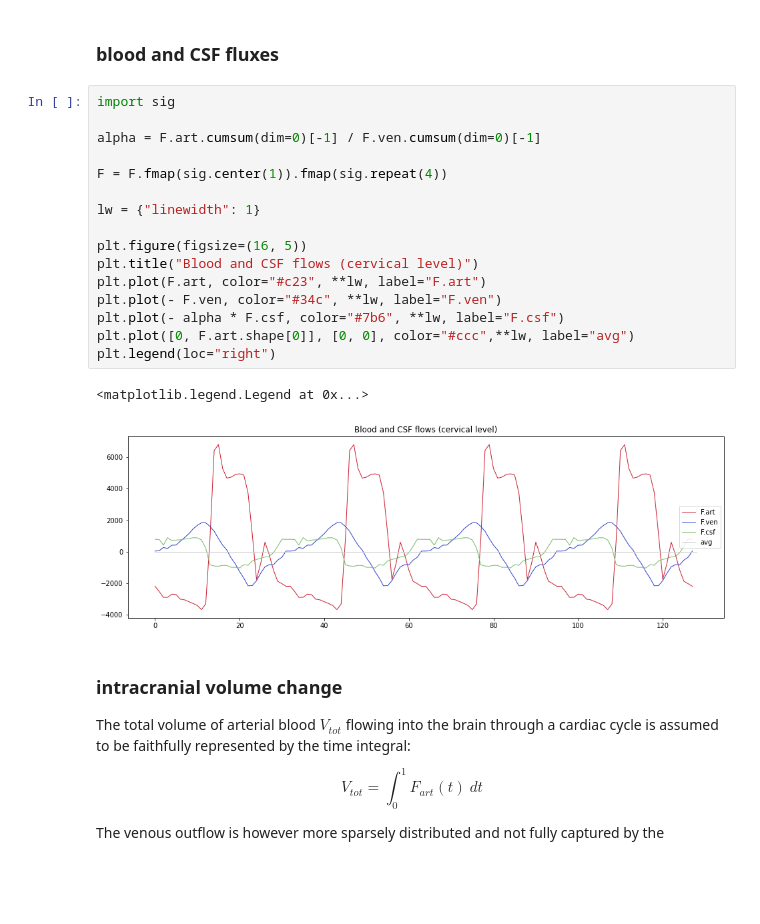
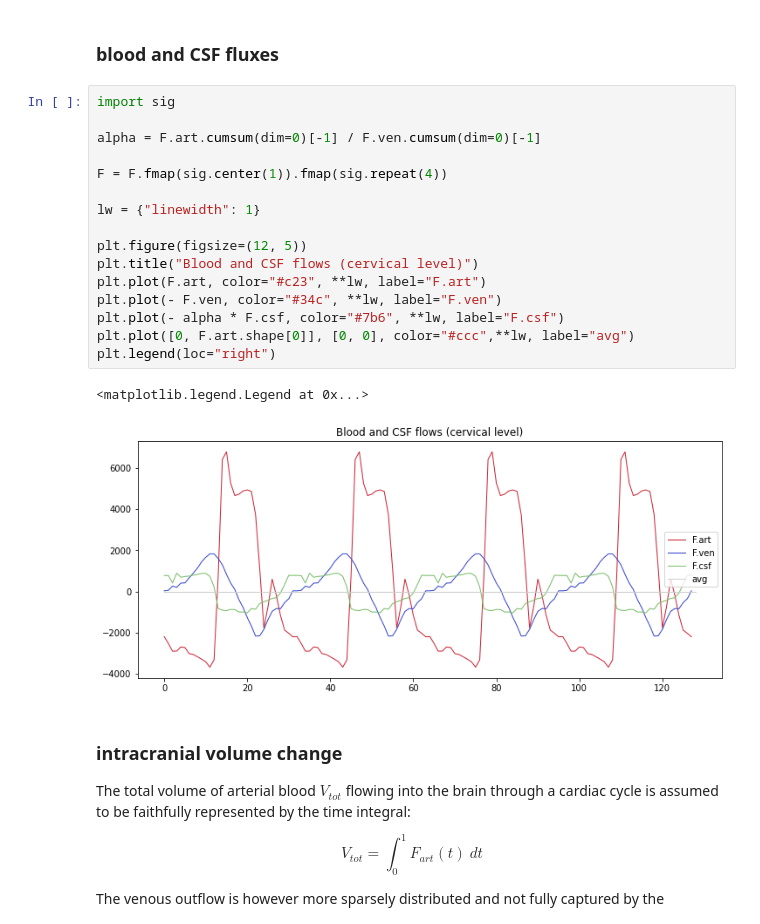
Before and after one commit to opeltre/revert, a Jupyter notebook: notebooks/friday.ipynb, the cells around one changed output. Saved outputs shown, nothing was run; the diff lists cells and outputs as text; blank space fills up the shorter version.

```diff
--- a/notebooks/friday.ipynb
+++ b/notebooks/friday.ipynb
@@ -25,22 +25,22 @@ F.csf:  [-981.4, -974.5, ..., -488.3]
 # %%
 import sig
 
 alpha = F.art.cumsum(dim=0)[-1] / F.ven.cumsum(dim=0)[-1]
 
 F = F.fmap(sig.center(1)).fmap(sig.repeat(4))
 
 lw = {"linewidth": 1}
 
-plt.figure(figsize=(16, 5))
+plt.figure(figsize=(12, 5))
 plt.title("Blood and CSF flows (cervical level)")
 plt.plot(F.art, color="#c23", **lw, label="F.art")
 plt.plot(- F.ven, color="#34c", **lw, label="F.ven")
 plt.plot(- alpha * F.csf, color="#7b6", **lw, label="F.csf")
 plt.plot([0, F.art.shape[0]], [0, 0], color="#ccc",**lw, label="avg")
 plt.legend(loc="right")
 # %% [output]
 <matplotlib.legend.Legend at 0x...>
-[figure, old version]
+[figure, new version]
 # %% [markdown]
 ### intracranial volume change
 
```
Also changed, not shown: parts of 2 cells of this notebook.
